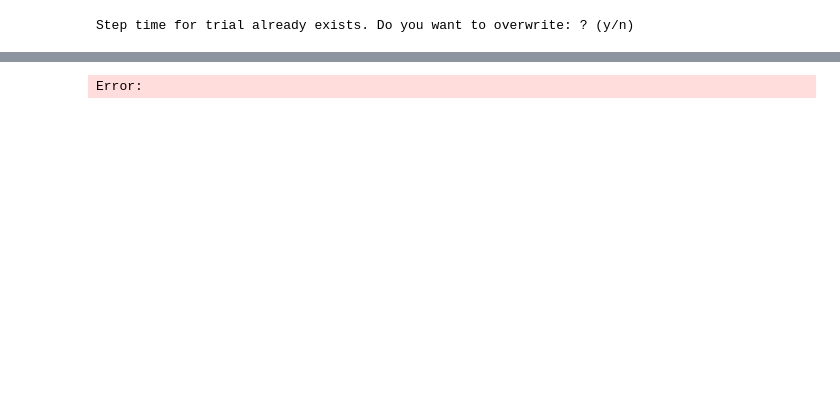
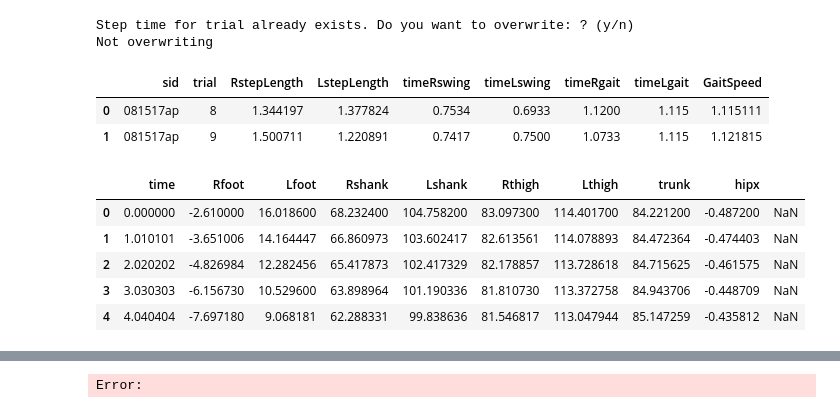
Before and after one commit to komar41/vigma, a Jupyter notebook: notebooks/_test.ipynb, the cells around one changed output, grey strips where cells are left out. Saved outputs shown, nothing was run; the diff lists cells and outputs as text; code cells hidden in the pictures; blank space fills up the shorter version.

```diff
--- a/notebooks/_test.ipynb
+++ b/notebooks/_test.ipynb
@@ -74 +82,33 @@ Rt.shoulder               Right shoulder
+# %%
+f_loc = "../backend/data/healthy_controls"
+p_id = '081517ap'
+t = 8
+plot(data_type='grf',
+          file_location = f_loc, patient_id = p_id, trial = t,
+               steps = True, cycle = False)
+# %%
+Left = [(2.285, 2.9783), (3.4, 4.0833)]
+Right = [(2.8083, 3.5617), (3.9283, 4.7083)]
+trialtype = 'pat'
+
+mark_step_times(f_loc, p_id, t, Left, Right, trialtype)
+# %% [output]
+Step time for trial already exists. Do you want to overwrite: ? (y/n)
+Not overwriting
+# %%
+get_stp_params(f_loc, p_id, save = True, replace = False)
+# %% [output]
+|  | sid | trial | RstepLength | LstepLength | timeRswing | timeLswing | timeRgait | timeLgait | GaitSpeed |
+| 0 | 081517ap | 8 | 1.344197 | 1.377824 | 0.7534 | 0.6933 | 1.1200 | 1.115 | 1.115111 |
+| 1 | 081517ap | 9 | 1.500711 | 1.220891 | 0.7417 | 0.7500 | 1.0733 | 1.115 | 1.121815 |
+# %%
+df = normalize_data(f_loc, p_id, t, data_type = 'jnt', cycle='L', save = False)
+df.head()
+# %% [output]
+|  | time | Rfoot | Lfoot | Rshank | Lshank | Rthigh | Lthigh | trunk | hipx |  |
+| 0 | 0.000000 | -2.610000 | 16.018600 | 68.232400 | 104.758200 | 83.097300 | 114.401700 | 84.221200 | -0.487200 | NaN |
+| 1 | 1.010101 | -3.651006 | 14.164447 | 66.860973 | 103.602417 | 82.613561 | 114.078893 | 84.472364 | -0.474403 | NaN |
+| 2 | 2.020202 | -4.826984 | 12.282456 | 65.417873 | 102.417329 | 82.178857 | 113.728618 | 84.715625 | -0.461575 | NaN |
+| 3 | 3.030303 | -6.156730 | 10.529600 | 63.898964 | 101.190336 | 81.810730 | 113.372758 | 84.943706 | -0.448709 | NaN |
+| 4 | 4.040404 | -7.697180 | 9.068181 | 62.288331 | 99.838636 | 81.546817 | 113.047944 | 85.147259 | -0.435812 | NaN |
 # %%
@@ -89,8 +115,0 @@ plot(data_type='grf', file_location = file_location,
-# %%
-L = [(2.285, 2.9783), (3.4, 4.0833)]
-R = [(2.8083, 3.5617), (3.9283, 4.7083)]
-trialtype = 'walk'
-
-mark_step_times(L, R, file_location, patient_id, trial, trialtype)
-# %% [output]
-Step time for trial already exists. Do you want to overwrite: ? (y/n)
```
Also changed, not shown: parts of 20 cells of this notebook, 4 other files.
